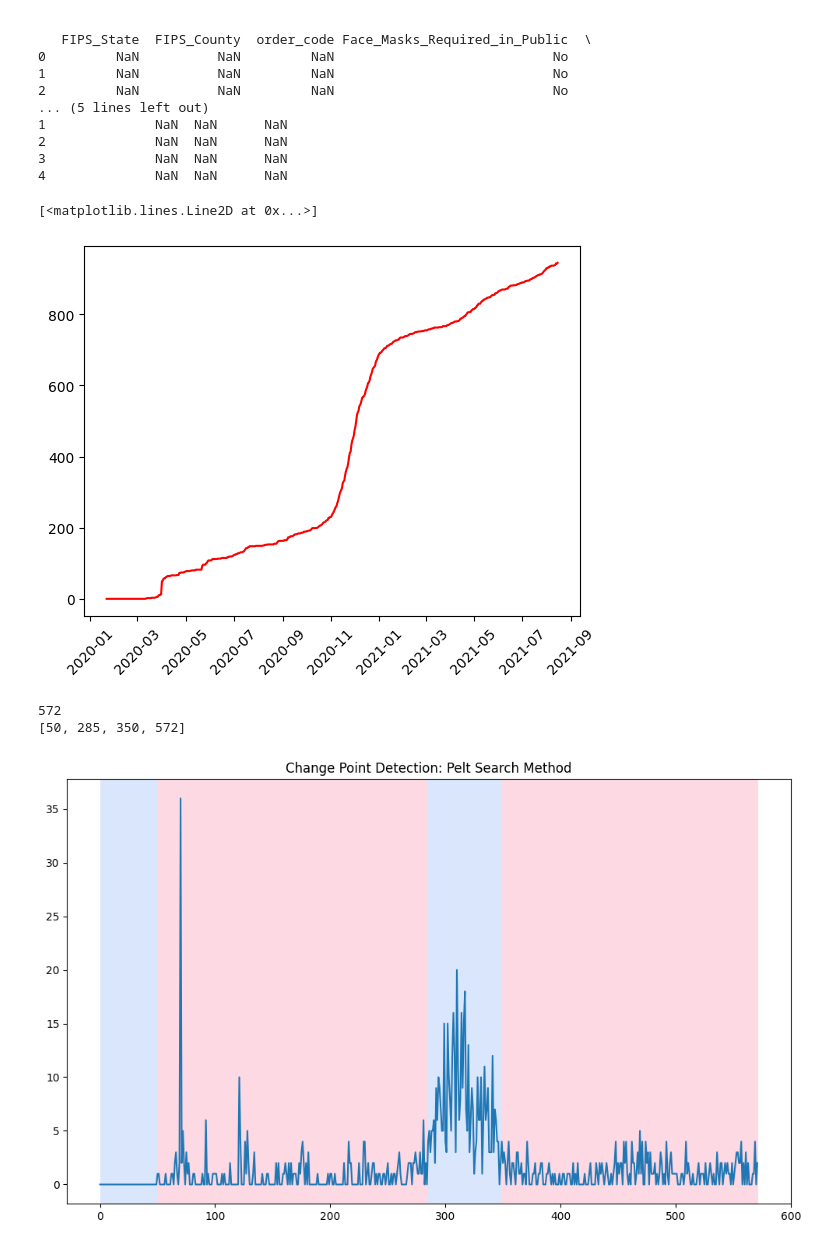
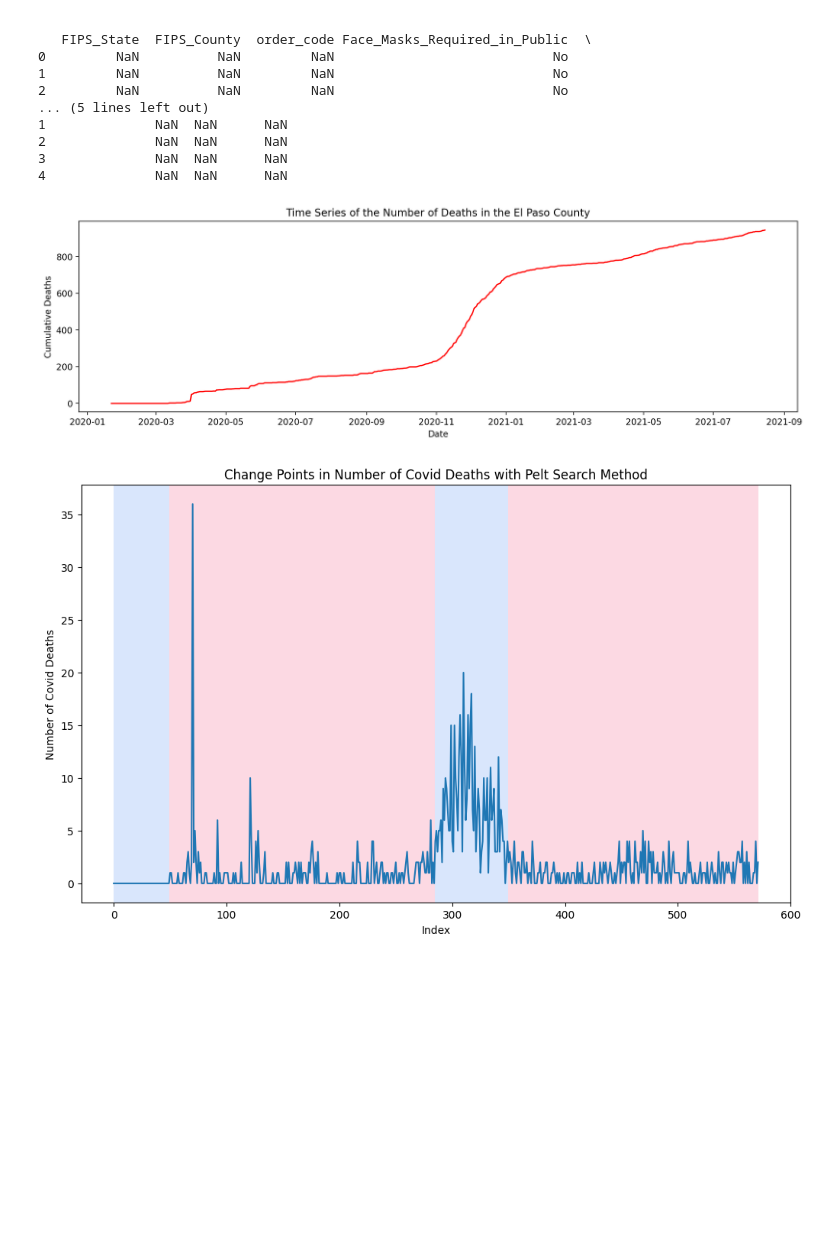
Before and after one commit to ECorpron/Data-516-Project, a Jupyter notebook: Project Part 1.ipynb, the cells around one changed output. Cells and saved outputs as stored; diff of their text form; code cells hidden in the pictures; blank space fills up the shorter version.

Commit message:
Final figures, added comments to notebook, and adding the writeups

```diff
--- a/Project Part 1.ipynb
+++ b/Project Part 1.ipynb
@@ -105,37 +105,48 @@ The last date we have mask mandate data: 2021-08-15 00:00:00
 3              NaN  NaN      NaN
 4              NaN  NaN      NaN
 # %%
-# you should create a time series showing the changes in the derivative function of the rate of infection.
-# Your graph should indicate days where masking policies were in effect (or not) and whether the difference
-# in the derivative function was significant. Optionally, you can add a second time series that shows the
-# actual rate
-fig, ax = plt.subplots()
-plt.xticks(rotation = 45)
-ax.plot(pasoDeathsByDate["date"], pasoDeathsByDate["deaths"], 'r-')
+# Here I create an initial plot of the total deaths to get an over all idea of what the rate was like.
+title = "Time Series of the Number of Deaths in the El Paso County"
+xlabel = 'Date'
+ylabel = 'Cumulative Deaths'
+dpi = 200
+
+plt.figure(figsize=(15,4), dpi = dpi)
+plt.plot(pasoDeathsByDate["date"], pasoDeathsByDate["deaths"], 'r-')
+
+plt.gca().set(title=title, xlabel=xlabel, ylabel=ylabel)
+plt.show()
 # %% [output]
-[<matplotlib.lines.Line2D at 0x...>]
-[figure, old version]
+[figure, new version]
 # %%
+# To get an idea of where the significant change points are in the death rate, I
+# use the PELT method to find the change points. I also use Deaths per day since
+# That is what I am really interested in.
+
+# Setting up the pelt model
 deathData = np.array(pasoDeathsByDate["Deaths_A_Day"])
-print(len(pasoDeathsByDate))
-#print(pasoDeathsByDate.loc[[1012]])
 
+# I decided on a penalty value of 5 since any less than that appeared to make the
+# model a little too sensitive to change points.
 model="rbf"
 algo = rpt.Pelt(model=model).fit(deathData)
 result = algo.predict(pen=5)
-print(result)
 
+# Fix the index of the break points
 breaks_rpt = []
 for i in result:
     breaks_rpt.append(pasoDeathsByDate.index[i-1])
-#breaks_rpt = pd.to_datetime(breaks_rpt)
-#print(breaks_rpt)
+
+# A quick display of the results to see if they make sense.
+title = "Change Points in Number of Covid Deaths with Pelt Search Method"
+xlabel = 'Index'
+ylabel = 'Number of Covid Deaths'
+dpi = 200
 
 rpt.display(deathData, result, figsize=(10, 6))
-plt.title('Change Point Detection: Pelt Search Method')
+
+plt.gca().set(title=title, xlabel=xlabel, ylabel=ylabel)
 plt.show()
 # %% [output]
-572
-[50, 285, 350, 572]
-[figure, old version]
+[figure, new version]
 # %%
```
Also changed, not shown: parts of 1 cell of this notebook, 4 other files.
